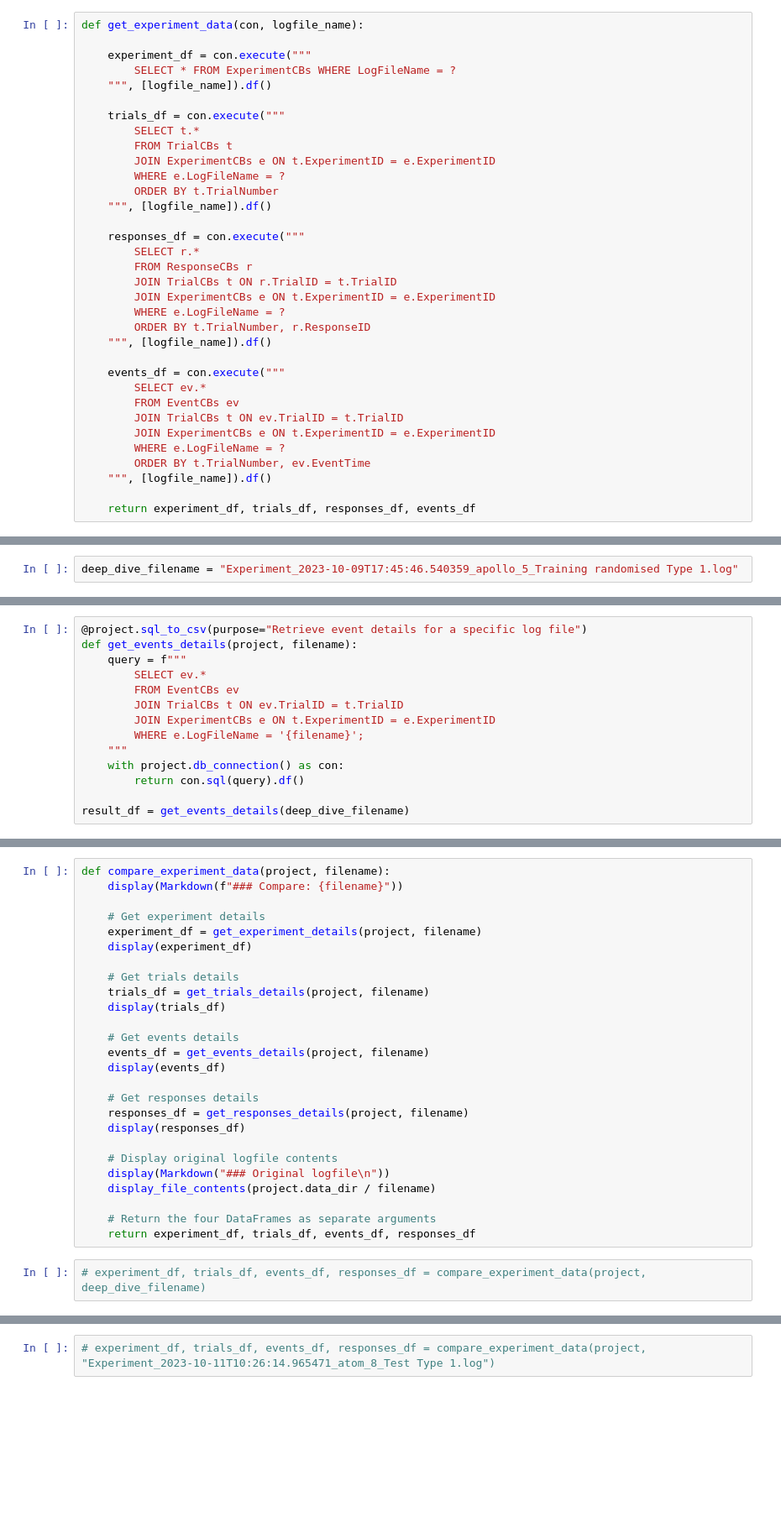
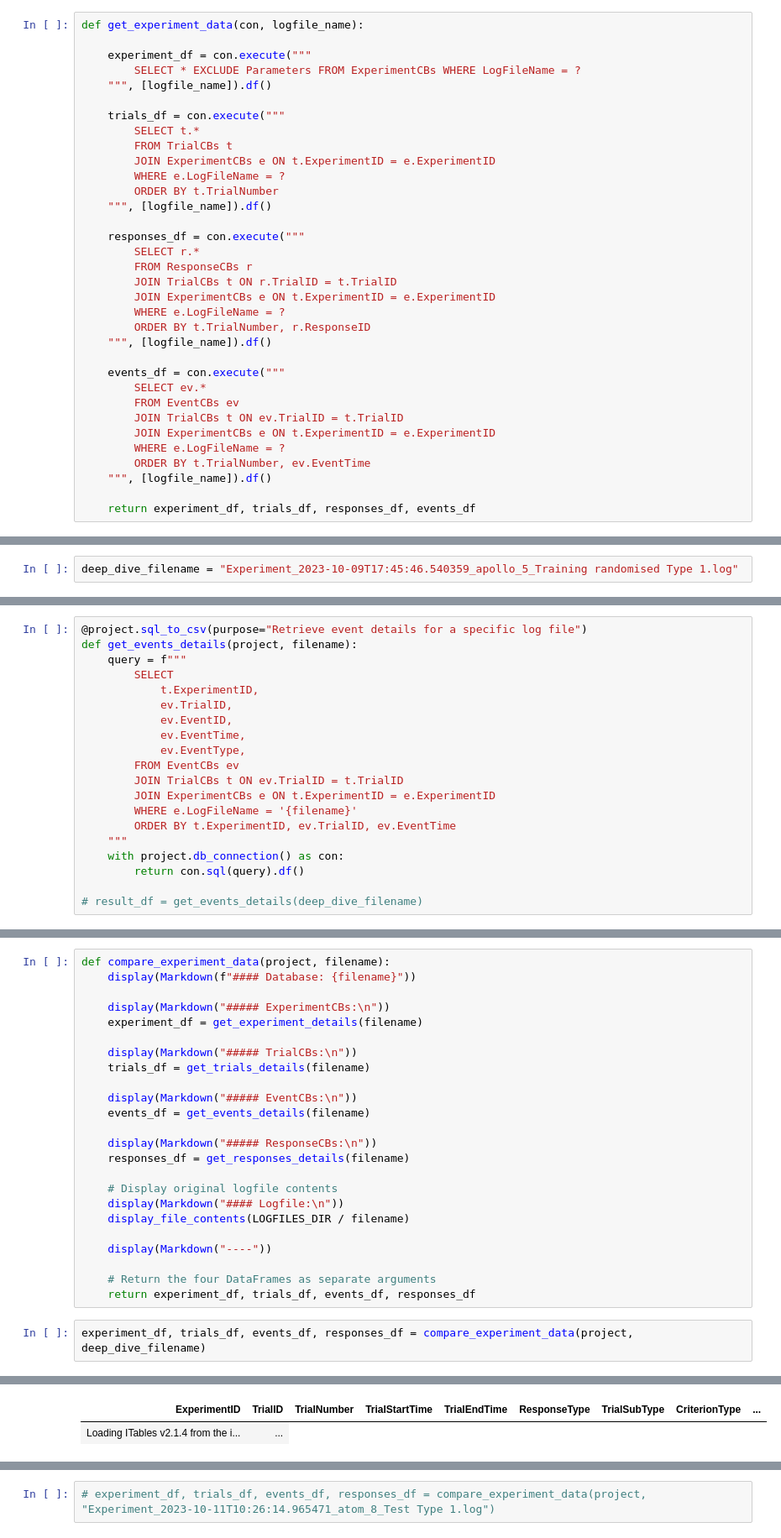
Before and after one commit to DataBooth/client-horse-logic, a Jupyter notebook: notebooks/database-queries-CB.ipynb, the cells around one changed output, grey strips where cells are left out. Shown at 84% size. Drawn from its saved outputs; the diff is of its cells as text; blank space fills up the shorter version.

Commit message:
Fixing up display of output for deep dive

```diff
--- a/notebooks/database-queries-CB.ipynb
+++ b/notebooks/database-queries-CB.ipynb
@@ -319,7 +289,7 @@ con.sql(sql)
 def get_experiment_data(con, logfile_name):
 
     experiment_df = con.execute("""
-        SELECT * FROM ExperimentCBs WHERE LogFileName = ?
+        SELECT * EXCLUDE Parameters FROM ExperimentCBs WHERE LogFileName = ?
     """, [logfile_name]).df()
 
     trials_df = con.execute("""
@@ -479,13 +449,19 @@ Click to download: get_trials_details_20241021.csv
 @project.sql_to_csv(purpose="Retrieve event details for a specific log file")
 def get_events_details(project, filename):
     query = f"""
-        SELECT ev.*
+        SELECT
+            t.ExperimentID,
+            ev.TrialID,
+            ev.EventID,
+            ev.EventTime,
+            ev.EventType,
         FROM EventCBs ev
         JOIN TrialCBs t ON ev.TrialID = t.TrialID
         JOIN ExperimentCBs e ON t.ExperimentID = e.ExperimentID
-        WHERE e.LogFileName = '{filename}';
+        WHERE e.LogFileName = '{filename}'
+        ORDER BY t.ExperimentID, ev.TrialID, ev.EventTime
     """
     with project.db_connection() as con:
         return con.sql(query).df()
 
-result_df = get_events_details(deep_dive_filename)
+# result_df = get_events_details(deep_dive_filename)
@@ -523,28 +495,27 @@ Click to download: get_responses_details_20241021.csv
 # %%
 def compare_experiment_data(project, filename):
-    display(Markdown(f"### Compare: {filename}"))
+    display(Markdown(f"#### Database: {filename}"))
 
-    # Get experiment details
-    experiment_df = get_experiment_details(project, filename)
-    display(experiment_df)
+    display(Markdown("##### ExperimentCBs:\n"))
+    experiment_df = get_experiment_details(filename)
 
-    # Get trials details
-    trials_df = get_trials_details(project, filename)
-    display(trials_df)
+    display(Markdown("##### TrialCBs:\n"))
+    trials_df = get_trials_details(filename)
 
-    # Get events details
-    events_df = get_events_details(project, filename)
-    display(events_df)
+    display(Markdown("##### EventCBs:\n"))
+    events_df = get_events_details(filename)
 
-    # Get responses details
-    responses_df = get_responses_details(project, filename)
-    display(responses_df)
+    display(Markdown("##### ResponseCBs:\n"))
+    responses_df = get_responses_details(filename)
 
     # Display original logfile contents
-    display(Markdown("### Original logfile\n"))
-    display_file_contents(project.data_dir / filename)
+    display(Markdown("#### Logfile:\n"))
+    display_file_contents(LOGFILES_DIR / filename)
+
+    display(Markdown("----"))
 
     # Return the four DataFrames as separate arguments
     return experiment_df, trials_df, events_df, responses_df
 # %%
-# experiment_df, trials_df, events_df, responses_df = compare_experiment_data(project, deep_dive_filename)
+experiment_df, trials_df, events_df, responses_df = compare_experiment_data(project, deep_dive_filename)
+# %% [output]
@@ -550,0 +528,2 @@ def compare_experiment_data(project, filename):
+| ExperimentID | TrialID | TrialNumber | TrialStartTime | TrialEndTime | ResponseType | TrialSubType | CriterionType | ... |
+| Loading ITables v2.1.4 from the i... | ... |
```
Also changed, not shown: parts of 21 cells of this notebook, 2 other files.
